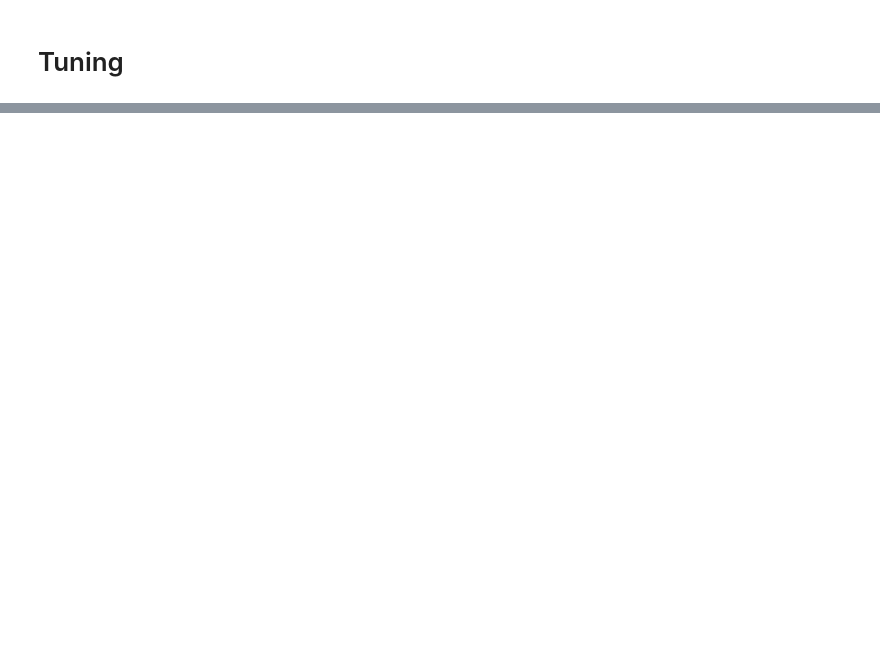
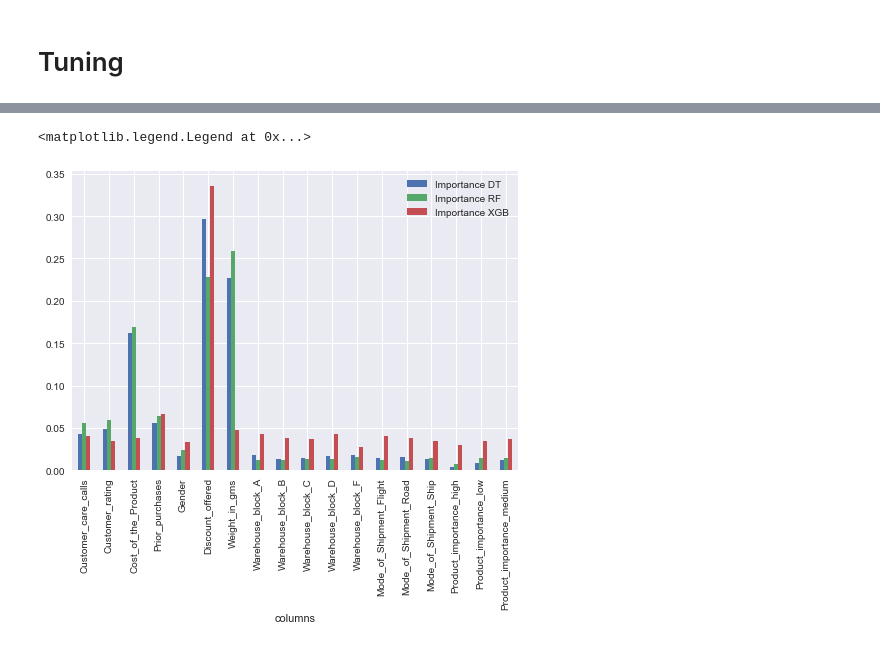
Before and after one commit to Dwisaputra204/e-commerce-shipping-prediction, a Jupyter notebook: e-commerce shipping prediction.ipynb, the cells around one changed output, grey strips where cells are left out. Drawn from its saved outputs; the diff is of its cells as text; code cells hidden in the pictures; blank space fills up the shorter version.

```diff
--- a/e-commerce shipping prediction.ipynb
+++ b/e-commerce shipping prediction.ipynb
@@ -539,0 +714,14 @@ GridSearchCV(cv=3, estimator=DecisionTreeClassifier(), n_jobs=-1,
+# %%
+importance_DT = modelDT.feature_importances_
+importance_RF = modelRF.feature_importances_
+importance_XGB = modelXGB.feature_importances_
+# %%
+columns = list(data.columns)
+columns.remove('Reached_on_time')
+# %%
+data_imp = pd.DataFrame({'columns' : columns,
+                      'Importance DT' : importance_DT,
+                      'Importance RF' : importance_RF,
+                      'Importance XGB' : importance_XGB,
+                        })
+data_imp
@@ -539,0 +746,6 @@ GridSearchCV(cv=3, estimator=DecisionTreeClassifier(), n_jobs=-1,
+# %%
+data_imp.set_index('columns').plot.bar()
+plt.legend()
+# %% [output]
+<matplotlib.legend.Legend at 0x...>
+[figure, added]
```
Also changed, not shown: parts of 67 cells of this notebook.
